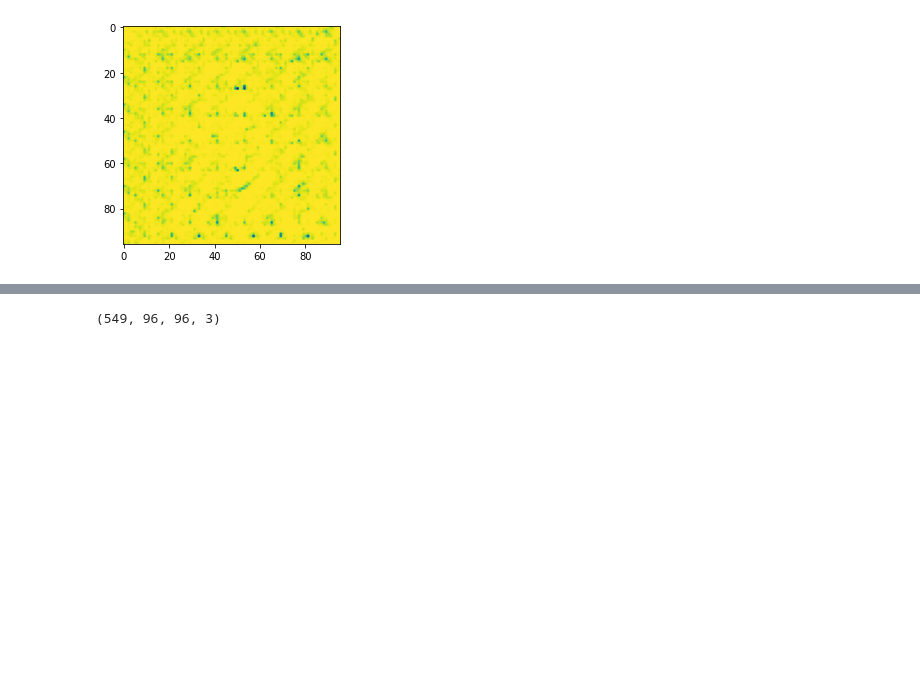
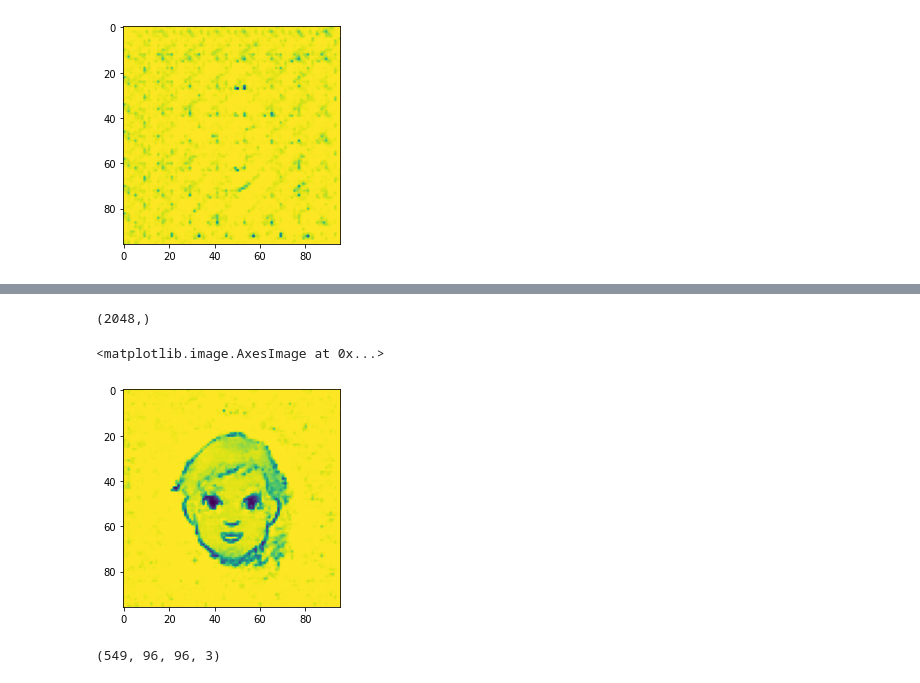
Before and after one commit to pranjanpr/GANCartoonAnimator, a Jupyter notebook: Predict_cartoons.ipynb, the cells around one changed output, grey strips where cells are left out. Saved outputs shown, nothing was run; the diff lists cells and outputs as text; code cells hidden in the pictures; blank space fills up the shorter version.

Commit message:
Predictor Notebook Completed

```diff
--- a/Predict_cartoons.ipynb
+++ b/Predict_cartoons.ipynb
@@ -284,17 +293,20 @@ plt.imshow(data[0, :, :, 0])
 # %%
 class LinearCustomRegression:
 
-  def __init__(self, lr=0.01, n_iters = 1000):
+  def __init__(self, lr=0.005, n_iters = 100):
+    with tf.device('/device:GPU:0'):
       self.lr = lr
       self.n_iters = n_iters
       self.weights = None
       self.bias = None
   def fit(self, X):
+    with tf.device('/device:GPU:0'):
       n_samples, n_features = X.shape
       self.weights = np.zeros([n_features, n_features])
       self.bias = np.zeros(n_features)
 
-      for _ in range(self.n_iters):
+      for i in range(self.n_iters):
+        print(i)
         y_predicted = np.dot(X, self.weights) + self.bias
         img_data = new_model.predict(y_predicted)
         hog_curr=[]
@@ -311,11 +323,12 @@ class LinearCustomRegression:
         #hog_curr is my output
         #ground truth is X
         dw = (1/n_samples) * np.dot((X - hog_curr).T , (-2 * X))
-        dbias = (1/n_samples) * (X - hog_curr) * (-2)
+        dbias = (1/n_samples) * np.dot(-2*np.ones((n_samples), dtype=np.float64) ,(X - hog_curr))
 
         self.weights -= self.lr * dw
         self.bias -= self.lr * dbias
 
   def predict(self, X):
-    y_predicted = np.dot(X, self.weights)+bias
-    return y_predicted
+    with tf.device('/device:GPU:0'):
+      y_predicted = np.dot(X, self.weights)+self.bias
+      return y_predicted
@@ -326,0 +387,13 @@ ValueError: ignored
+# %%
+predicted_data = custom_model.predict(hog_vec4)
+print(predicted_data.shape)
+# %% [output]
+(2048,)
+# %%
+predicted_data = np.resize(predicted_data,(1,2048))
+# %%
+pred_img = new_model.predict(predicted_data)
+plt.imshow(pred_img[0, :, :, 0])
+# %% [output]
+<matplotlib.image.AxesImage at 0x...>
+[figure, added]
```
Also changed, not shown: parts of 13 cells of this notebook.
